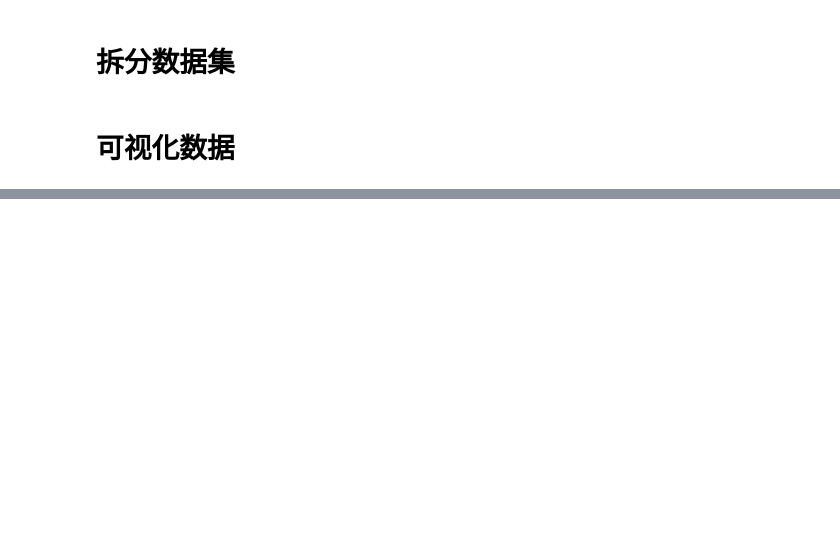
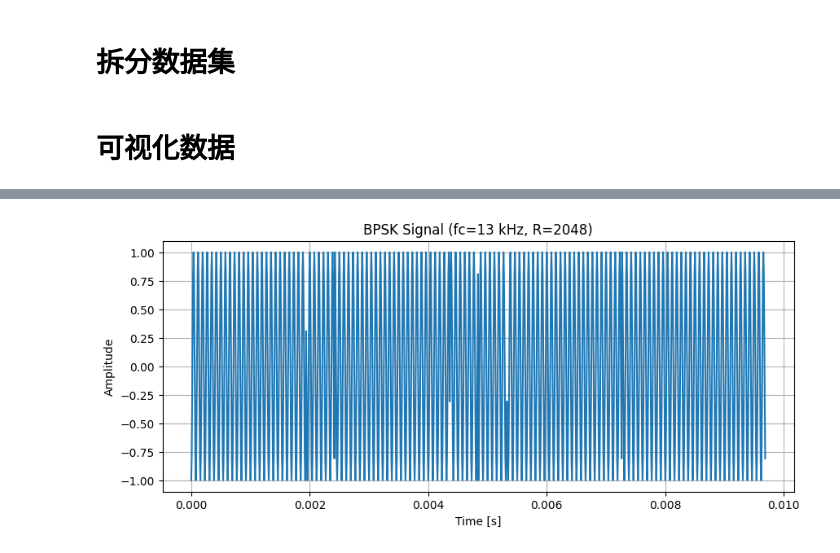
Before and after one commit to ChetTaylor-hub/toa_predictor, a Jupyter notebook: datasetread.ipynb, the cells around one changed output, grey strips where cells are left out. Saved outputs shown, nothing was run; the diff lists cells and outputs as text; code cells hidden in the pictures; blank space fills up the shorter version.

```diff
--- a/datasetread.ipynb
+++ b/datasetread.ipynb
@@ -231,0 +669,48 @@ plot_cir_with_targets("results/toa_lstm_2/test_predictions.csv", "results/toa_ls
+# %%
+import numpy as np
+import matplotlib.pyplot as plt
+
+def generate_bpsk(fc=13e3, R=2048, fs=None, N=100):
+    """
+    生成BPSK信号
+    fc: 载波频率 (Hz)
+    R: 码元速率 (symbols/s)
+    fs: 采样率 (Hz)，如果不给定，取10*fc
+    N: 符号数
+    """
+    if fs is None:
+        fs = 10 * fc  # 默认采样率
+    Ts = 1 / R       # 符号周期
+    samples_per_symbol = int(fs / R)  # 每个符号的采样点数
+
+    # 生成随机比特 {-1, +1}
+    bits = np.random.choice([0, 1], size=N)
+    symbols = 2*bits - 1  # 映射到 {-1, +1}
+
+    # 展开符号序列
+    baseband = np.repeat(symbols, samples_per_symbol)
+
+    # 时间轴
+    t = np.arange(len(baseband)) / fs
+
+    # 载波
+    carrier = np.cos(2 * np.pi * fc * t)
+
+    # BPSK调制
+    bpsk_signal = baseband * carrier
+
+    return t, bpsk_signal, bits
+
+# 示例：使用 Blue 集的参数 (fc=13 kHz, R≈2048)
+t, bpsk, bits = generate_bpsk(fc=13e3, R=2048, N=20)
+
+# 绘制波形
+plt.figure(figsize=(10,4))
+plt.plot(t[:2000], bpsk[:2000])  # 只画前2000个点
+plt.title("BPSK Signal (fc=13 kHz, R=2048)")
+plt.xlabel("Time [s]")
+plt.ylabel("Amplitude")
+plt.grid(True)
+plt.show()
+# %% [output]
+[figure, added]
```
Also changed, not shown: parts of 12 cells of this notebook, 6 other files.
